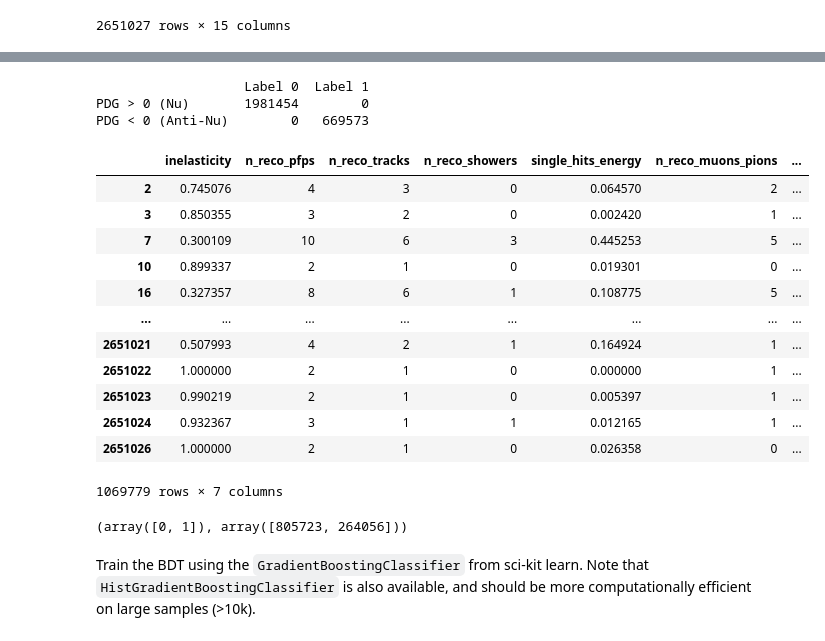
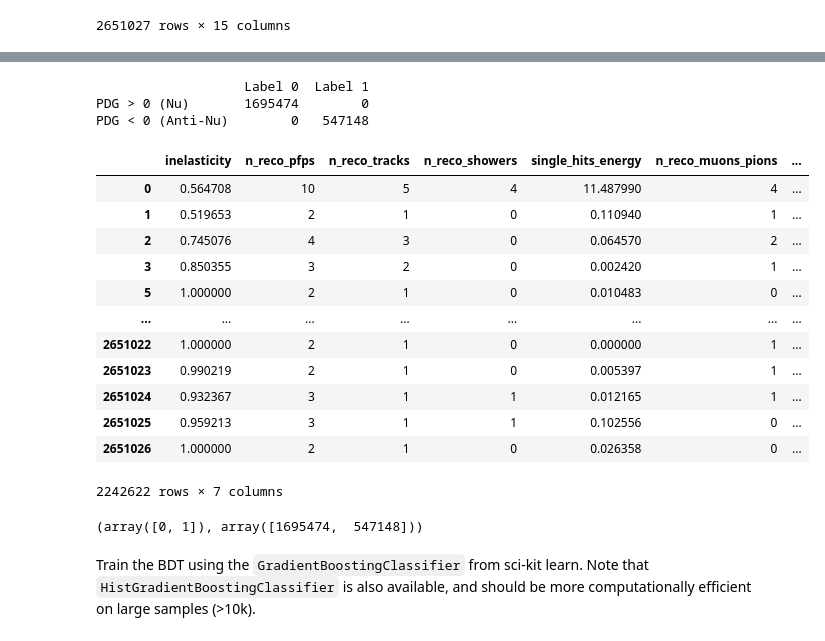
Before and after one commit to bristol-dune/atmospherics-tools, a Jupyter notebook: fast-osc-feedback/nu-nu_bar-BDT/nu-nubar-BDT.ipynb, the cells around one changed output, grey strips where cells are left out. Drawn from its saved outputs; the diff is of its cells as text; code cells hidden in the pictures.

```diff
--- a/fast-osc-feedback/nu-nu_bar-BDT/nu-nubar-BDT.ipynb
+++ b/fast-osc-feedback/nu-nu_bar-BDT/nu-nubar-BDT.ipynb
@@ -66,6 +66,9 @@ data["inelasticity"] = np.select([data["PDG"].abs() == 14,data["PDG"].abs() == 1
 
 data = data.drop(columns=["inelasticity_e", "inelasticity_mu"])
 
+data= data[data["PDG"].abs() != 16]
+
+
 data
 # %% [output]
 |  | Enu_e_had | Enu_e_calo | Enu_mu_had | Enu_mu_range | PDG | reco_ok | n_reco_pfps | n_reco_tracks | ... |
@@ -90,8 +93,8 @@ consistency.columns = ['Label 0', 'Label 1']
 print(consistency)
 # %% [output]
                    Label 0  Label 1
-PDG > 0 (Nu)       1981454        0
-PDG < 0 (Anti-Nu)        0   669573
+PDG > 0 (Nu)       1695474        0
+PDG < 0 (Anti-Nu)        0   547148
 # %%
 electron_mask = data['PDG'].abs() == 12
 muon_mask = data['PDG'].abs() == 14
@@ -101,42 +104,46 @@ tau_mask = data['PDG'].abs() == 16
 electron_data = data[electron_mask]
 muon_data = data[muon_mask]
 tau_data = data[tau_mask]
+data_pfp_1 = data[data["n_reco_pfps"] > 1]
+# data_E_10gev = data_pfp_1[data_pfp_1["E"] > 10]
 # %%
+data_type = data_pfp_1
+
 
 feature_columns = ['inelasticity', 'n_reco_pfps', 'n_reco_tracks', 'n_reco_showers', 'single_hits_energy', 'n_reco_muons_pions', 'n_reco_protons']
-data = data.dropna()
+data = data_type.dropna()
 
 # for col in [
 # 	"single_hits_energy",
 # 	"n_reco_pfps",
 # 	"n_reco_tracks",
 # 	"n_reco_showers",
 # 	"n_reco_protons",
 # ]:
 # 	data[col] = np.log1p(data[col])
 
 
-X_data = muon_data[feature_columns].values
+X_data = data_type[feature_columns].values
 
 
-y_data = muon_data['label']
+y_data = data_type['label'].values
 
-muon_data[feature_columns]
+data_type[feature_columns]
 # %% [output]
 |  | inelasticity | n_reco_pfps | n_reco_tracks | n_reco_showers | single_hits_energy | n_reco_muons_pions | ... |
+| 0 | 0.564708 | 10 | 5 | 4 | 11.487990 | 4 | ... |
+| 1 | 0.519653 | 2 | 1 | 0 | 0.110940 | 1 | ... |
 | 2 | 0.745076 | 4 | 3 | 0 | 0.064570 | 2 | ... |
 | 3 | 0.850355 | 3 | 2 | 0 | 0.002420 | 1 | ... |
-| 7 | 0.300109 | 10 | 6 | 3 | 0.445253 | 5 | ... |
-| 10 | 0.899337 | 2 | 1 | 0 | 0.019301 | 0 | ... |
-| 16 | 0.327357 | 8 | 6 | 1 | 0.108775 | 5 | ... |
+| 5 | 1.000000 | 2 | 1 | 0 | 0.010483 | 0 | ... |
 | ... | ... | ... | ... | ... | ... | ... | ... |
-| 2651021 | 0.507993 | 4 | 2 | 1 | 0.164924 | 1 | ... |
 | 2651022 | 1.000000 | 2 | 1 | 0 | 0.000000 | 1 | ... |
 | 2651023 | 0.990219 | 2 | 1 | 0 | 0.005397 | 1 | ... |
 | 2651024 | 0.932367 | 3 | 1 | 1 | 0.012165 | 1 | ... |
+| 2651025 | 0.959213 | 3 | 1 | 1 | 0.102556 | 0 | ... |
 | 2651026 | 1.000000 | 2 | 1 | 0 | 0.026358 | 0 | ... |
-1069779 rows × 7 columns
+2242622 rows × 7 columns
 # %%
 print(np.unique(y_data, return_counts=True))
 # %% [output]
-(array([0, 1]), array([805723, 264056]))
+(array([0, 1]), array([1695474,  547148]))
```
Also changed, not shown: parts of 15 cells of this notebook, 3 other files.
